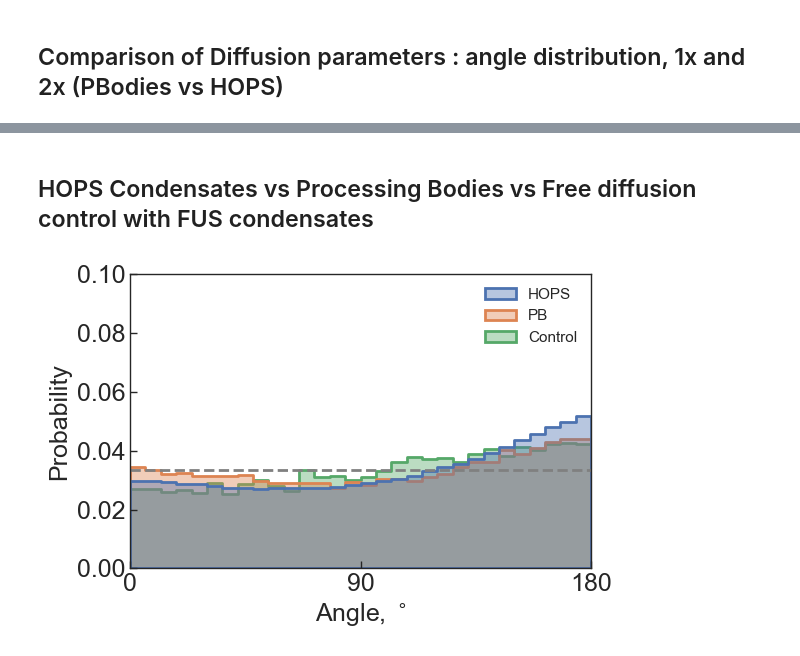
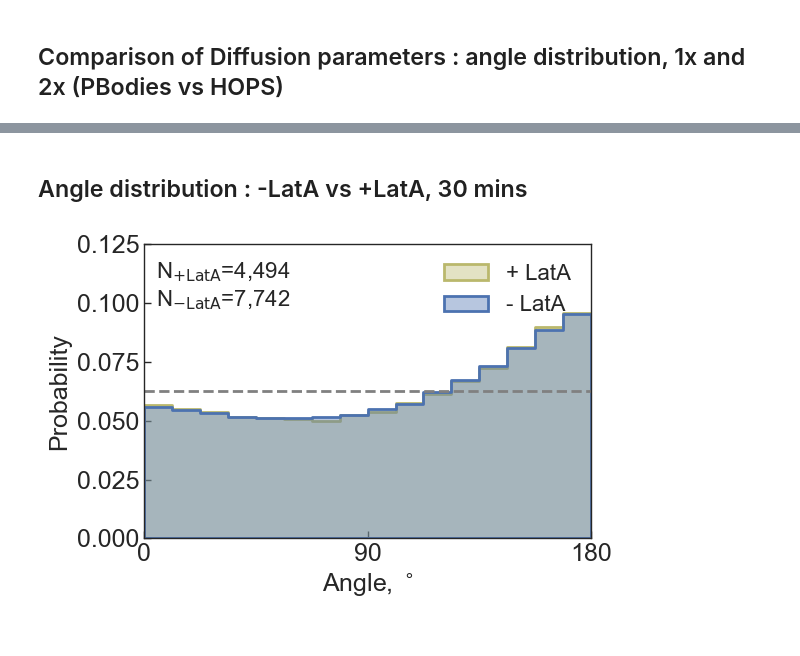
Before and after one commit to walterlab-um/Hyperosmotic_Confinement-Jump, a Jupyter notebook: plots/plot_AIO_stats.ipynb, the cells around one changed output, grey strips where cells are left out. Saved outputs shown, nothing was run; the diff lists cells and outputs as text; code cells hidden in the pictures.

```diff
--- a/plots/plot_AIO_stats.ipynb
+++ b/plots/plot_AIO_stats.ipynb
@@ -477,17 +355,17 @@ def load_and_label(csv_files, label):
         dfs.append(df)
     return pd.concat(dfs, ignore_index=True)
 # %%
-df_1x = load_and_label (csv_files_1, "PB, 1x")
-df_2x = load_and_label (csv_files_2, "HOPS, 2x")
+df_1x = load_and_label (csv_files_1, "PB, Iso")
+df_2x = load_and_label (csv_files_2, "HOPS")
 # %%
 df_combined = pd.concat([df_1x, df_2x], ignore_index=True)
 # %%
-immobile_stepsize_threshold_nm = 30
-
+# Filter the data first
+filtered_df = df_combined[(df_combined["mean_stepsize_nm"] > 30)]
 lst_angle = []
 lst_condition = []
 
-for _, row in df_combined[df_combined["mean_stepsize_nm"] > immobile_stepsize_threshold_nm].iterrows():
+for _, row in filtered_df.iterrows():
     angles = np.fromstring(
         row["list_of_angles"][1:-1],
         dtype=float,
@@ -642,2 +595,0 @@ plt.savefig("angle_histo.png", format="png", bbox_inches="tight", dpi=300)
-# %% [markdown]
-## HOPS Condensates vs Processing Bodies vs Free diffusion control with FUS condensates
@@ -705,0 +596,2 @@ data = pd.DataFrame(
+# %% [markdown]
+## Angle distribution : -LatA vs +LatA, 30 mins
@@ -706,53 +670,55 @@ data = pd.DataFrame(
 # %%
+color_dict = {"- LatA": "#4C72B0", "+ LatA": "#BAB86C"}
 plt.figure(figsize=(6, 4))
-bins = 30
+bins = 16
+
 ax = sns.histplot(
     data=data,
     x="angle",
-    hue="Condition",
+    hue="label",
     bins=bins,
     stat="probability",
     common_norm=False,
     binrange=(0, 180),
     lw=2,
     element="step",
     fill=True,
     alpha=0.4,
+    palette=color_dict,
+    hue_order=["- LatA", "+ LatA"]
 )
+
+# Reverse handles and labels
+handles = ax.legend_.legendHandles[::-1]
+ax.legend(handles, ['+ LatA', '- LatA'], fontsize=16, frameon=False)
 
 # Customize and annotate the plot
 plt.axhline(1 / bins, ls="--", c="gray", lw=2)
 plt.xlim(0, 180)
 plt.xticks([0, 90, 180])
-plt.ylim(0, 0.1)
-plt.yticks([0, 0.02, 0.04, 0.06,0.08,0.1])
+plt.ylim(0, 0.125)
 plt.xlabel("Angle, $^\circ$", fontsize=18)
 plt.ylabel("Probability", fontsize=18)
+
+# Customize axes and ticks - with explicit left/bottom parameters
 plt.gca().spines[:].set_linewidth(1)
 plt.gca().tick_params(
     axis="both",
     which="major",
     labelsize=18,
     direction="in",
-    bottom=True,
-    left=True,
+    bottom=True,  # Ensures x-axis ticks
+    left=True,    # Ensures y-axis ticks
     length=5,
-    width=1,
+    width=1
 )
-plt.gca().set_axisbelow(False)
-plt.gca().tick_params(axis="both", which="major", labelsize=18)
 
-# Customize the legend
-legend = ax.get_legend()
-if legend is not None:
-    legend.set_title(None)
-    legend_frame = legend.get_frame()
-    legend_frame.set_visible(False)
+# Annotation
+plt.text(5, 0.1105, r"N$_{+\text{LatA}}$=" + f"{n_lata_pos:,}", fontsize=16)
+plt.text(5, 0.09855, r"N$_{-\text{LatA}}$=" + f"{n_lata_neg:,}", fontsize=16)
 
-
-# Final layout adjustments and saving
 plt.tight_layout()
-plt.savefig("angle_histo.png", format="png", bbox_inches="tight", dpi=300)
+plt.savefig("angle_histo_latA.png", dpi=600, bbox_inches="tight")
 plt.show()
 # %% [output]
-[figure, old version]
+[figure, new version]
```
Also changed, not shown: parts of 31 cells of this notebook.
